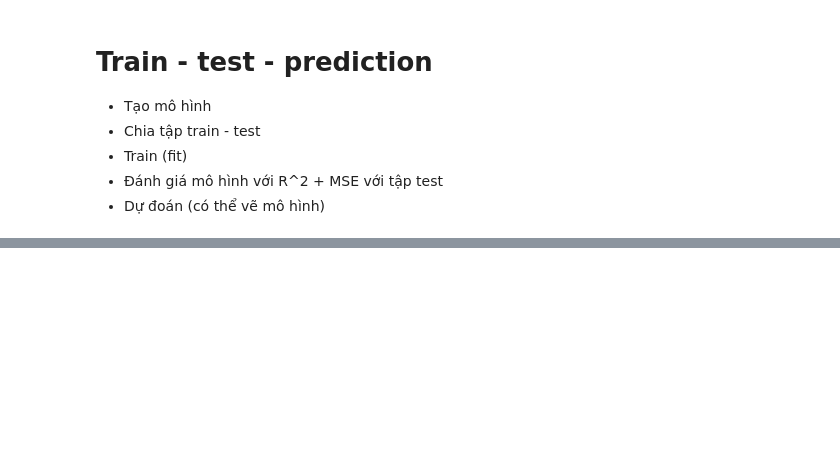
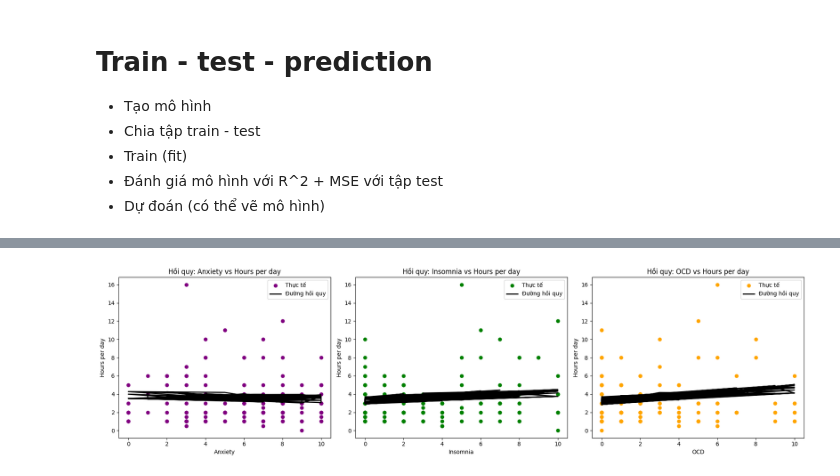
Before and after one commit to HuyNhatbel/CSA_SPCK, a Jupyter notebook: Phantich.ipynb, the cells around one changed output, grey strips where cells are left out. Saved outputs shown, nothing was run; the diff lists cells and outputs as text; code cells hidden in the pictures; blank space fills up the shorter version.

```diff
--- a/Phantich.ipynb
+++ b/Phantich.ipynb
@@ -99,3 +317,11 @@ ValueError: could not convert string to float: 'Yes'
 - Train (fit)
 - Đánh giá mô hình với R^2 + MSE với tập test
 - Dự đoán (có thể vẽ mô hình)
+# %%
+model = LinearRegression()
+X = df[["Anxiety", "Depression", "Insomnia", "OCD"]]
+y = df["Hours per day"]
+# %%
+X_train, X_test, y_train, y_test = train_test_split(X, y, test_size=0.2, random_state=36)
+# %%
+model.fit(X_train, y_train)
@@ -101,0 +332,11 @@ ValueError: could not convert string to float: 'Yes'
+# %%
+coef_df = pd.DataFrame(model.coef_, X.columns, columns=['Hệ số (beta)'])
+print("Hệ số hồi quy:", coef_df)
+print(f"Hệ số chặn: {model.intercept_:.4f}")
+# In phương trình hồi quy tuyến tính
+print("\nPhương trình hồi quy tuyến tính:")
+equation = f"Sales = {model.intercept_:.4f}"
+
+for col, coef in zip(X.columns, model.coef_):
+    equation += f" + ({coef:.4f})*{col}"
+print(equation)
@@ -101,0 +371,26 @@ ValueError: could not convert string to float: 'Yes'
+# %%
+fig, axs = plt.subplots(1, 3, figsize=(18,5))
+
+features = ['Anxiety', 'Insomnia', 'OCD']
+colors = ['purple', 'green', 'orange']
+
+for i, col in enumerate(features):
+    axs[i].scatter(X_test[col], y_test, color=colors[i], label='Thực tế')
+    axs[i].set_xlabel(col)
+    axs[i].set_ylabel('Hours per day')
+    axs[i].set_title(f'Hồi quy: {col} vs Hours per day')
+
+    # Tính giá trị dự đoán tuyến tính theo cột hiện tại (giữ các biến khác ở giá trị trung bình)
+    X_temp = X_test.copy()
+    X_temp[[c for c in features if c != col]] = X_test[[c for c in features if c != col]].mean()
+    y_line = model.predict(X_temp)
+
+    # Vẽ đường hồi quy
+    axs[i].plot(X_test[col], y_line, color='black', linewidth=2, label='Đường hồi quy')
+
+    axs[i].legend()
+
+plt.tight_layout()
+plt.show()
+# %% [output]
+[figure, added]
```
Also changed, not shown: parts of 32 cells of this notebook.
